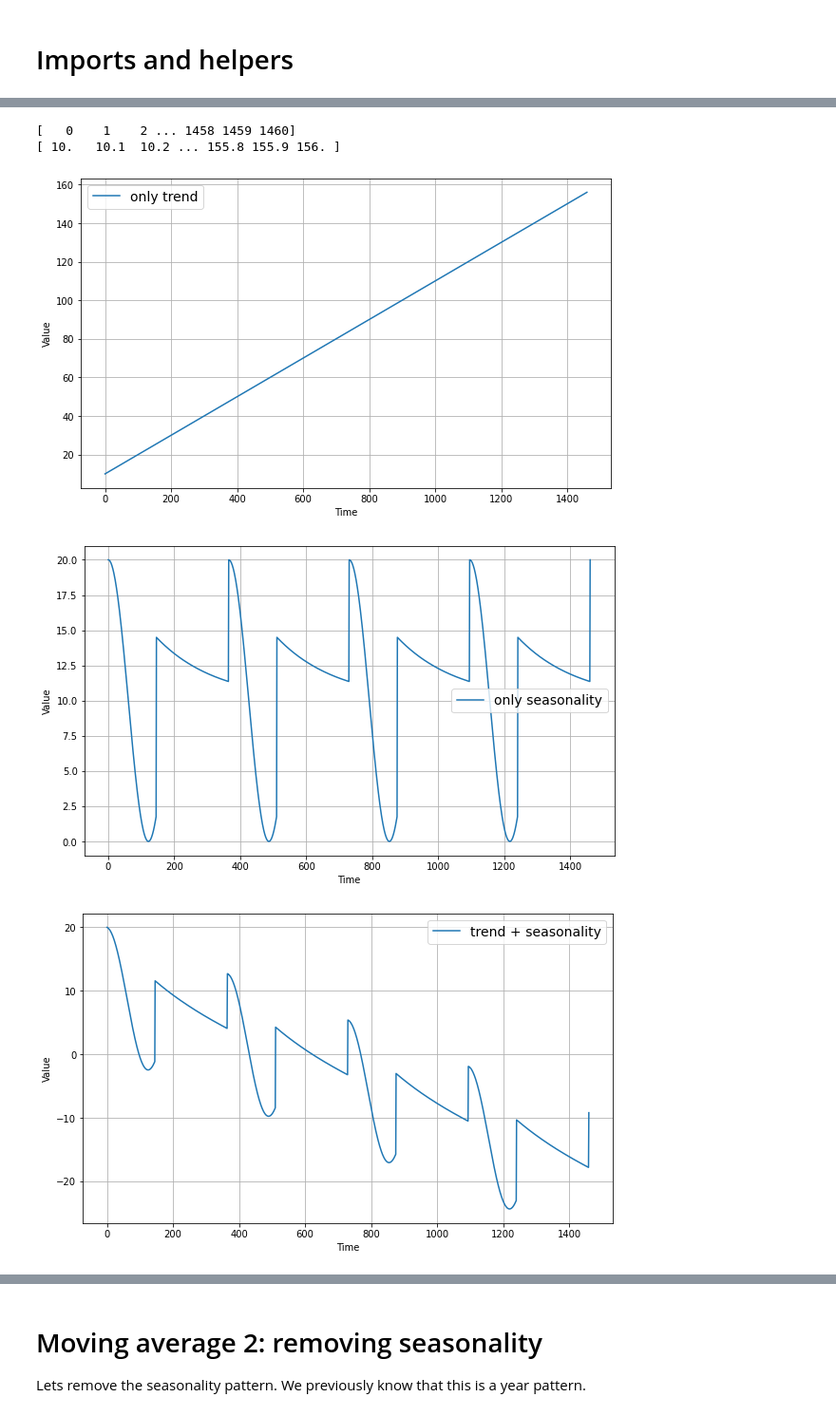
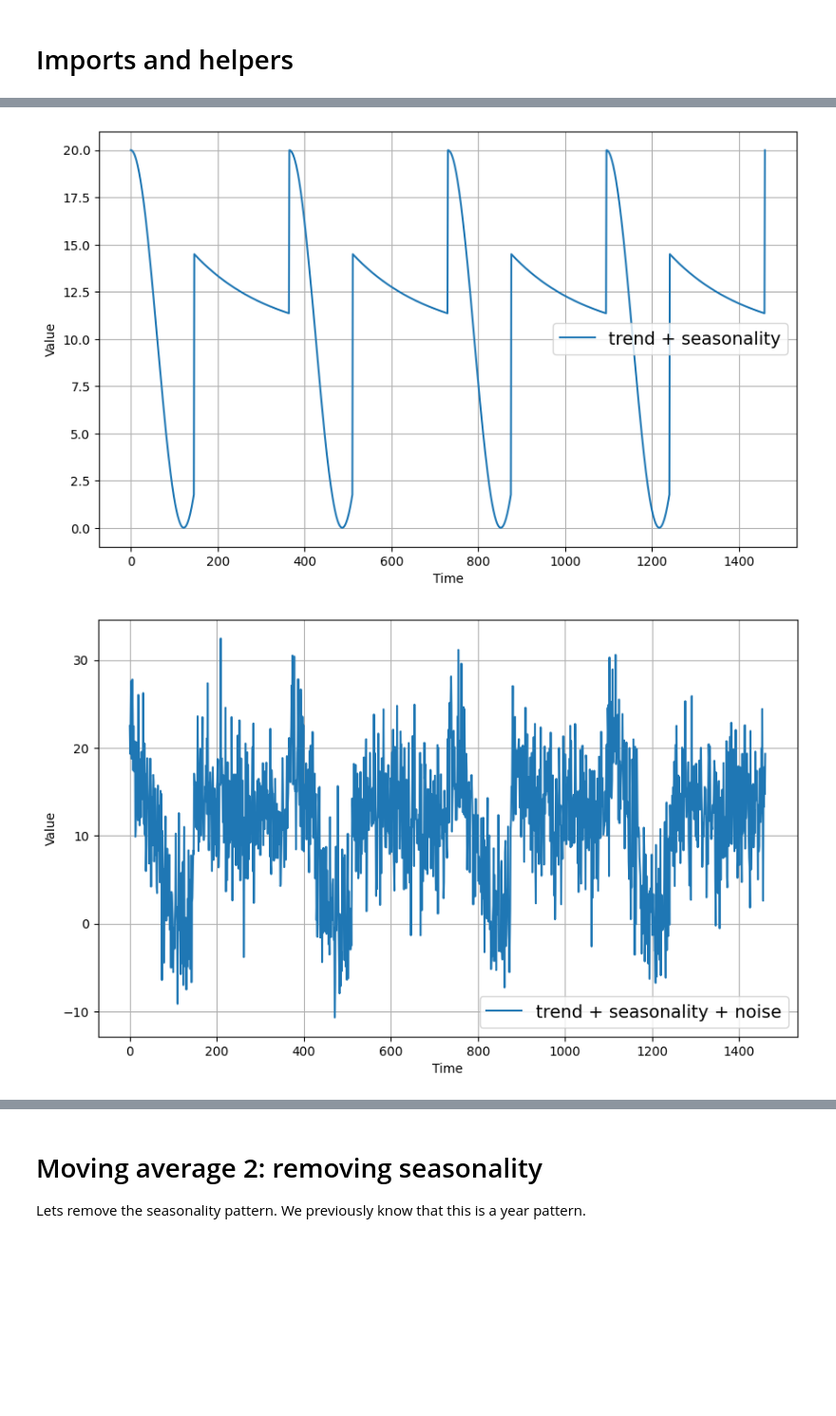
Before and after one commit to maurosc3ner/ml_python_playground, a Jupyter notebook: courses/udacity_intro_to_tensorflow_for_deep_learning/time_series_I.ipynb, the cells around one changed output, grey strips where cells are left out. Shown at 95% size. Drawn from its saved outputs; the diff is of its cells as text; code cells hidden in the pictures; blank space fills up the shorter version.

```diff
--- a/courses/udacity_intro_to_tensorflow_for_deep_learning/time_series_I.ipynb
+++ b/courses/udacity_intro_to_tensorflow_for_deep_learning/time_series_I.ipynb
@@ -33,42 +74,16 @@ def white_noise(time, noise_level=1, seed=42):
 # %%
-time=np.arange(4*365+1)
-baseline=10
-series=baseline+trend(time,0.1)
-print(time)
-print(series)
-plt.figure(figsize=(10,6))
-plot_Series(time,series,label="only trend")
-plt.show()
-
-amplitude = 10
-series = baseline+seasonality(time, period=365, amplitude=amplitude)
-
-plt.figure(figsize=(10, 6))
-plot_Series(time, series,label="only seasonality")
-plt.show()
-# trend
-slope = -0.02
+# trend+seasonality
+slope = 0
 series = baseline + trend(time, slope) + seasonality(time, period=365, amplitude=amplitude)
-
 plt.figure(figsize=(10, 6))
 plot_Series(time, series,label="trend + seasonality")
 plt.show()
 
-noise_level = 5
-noise = white_noise(time, noise_level, seed=42)
-
+# All together
+series += noise
 plt.figure(figsize=(10, 6))
-plot_Series(time, noise,label="white noise")
+plot_Series(time, series,label="trend + seasonality + noise")
 plt.show()
-
-series += noise
-
-plt.figure(figsize=(10, 6))
-plot_Series(time, series,label="all + noise")
-plt.show()
 # %% [output]
-[   0    1    2 ... 1458 1459 1460]
-[ 10.   10.1  10.2 ... 155.8 155.9 156. ]
-[figure, old version]
+[figure, new version]
-[figure, old version]
+[figure, new version]
-[figure, removed]
```
Also changed, not shown: parts of 28 cells of this notebook.
